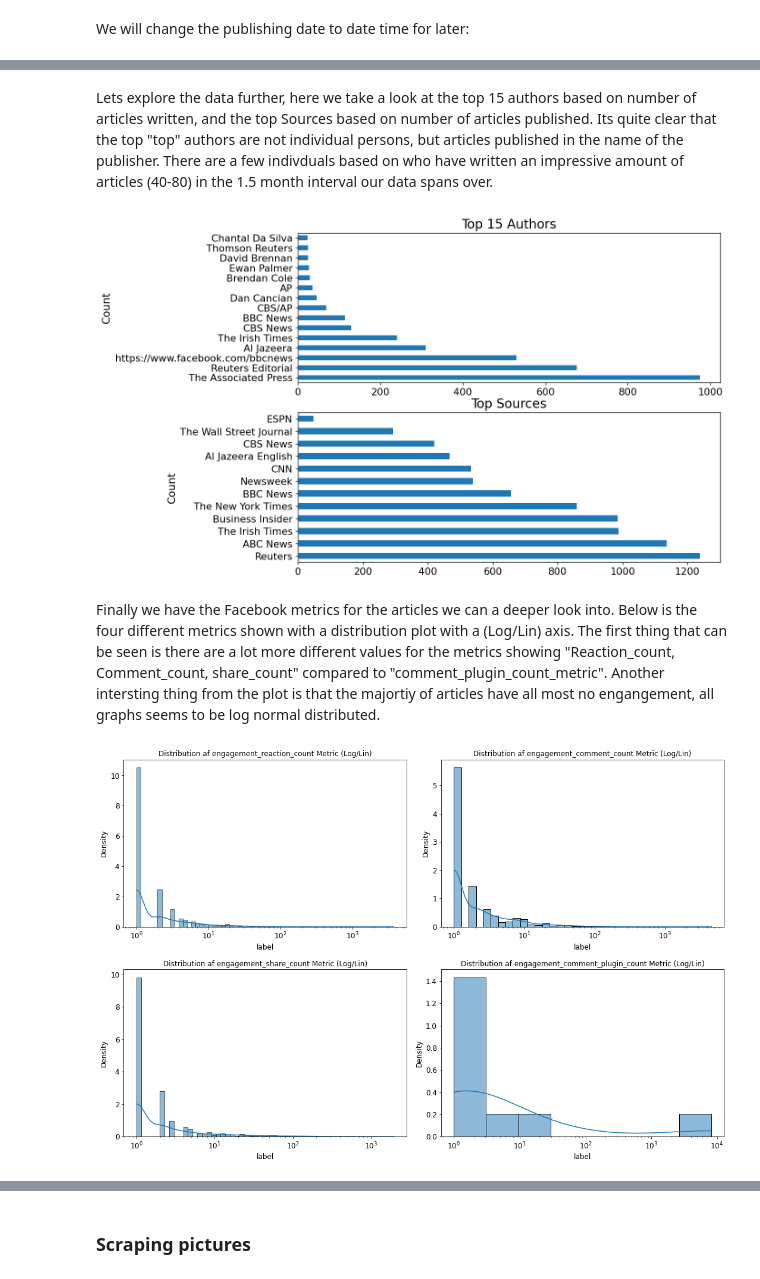
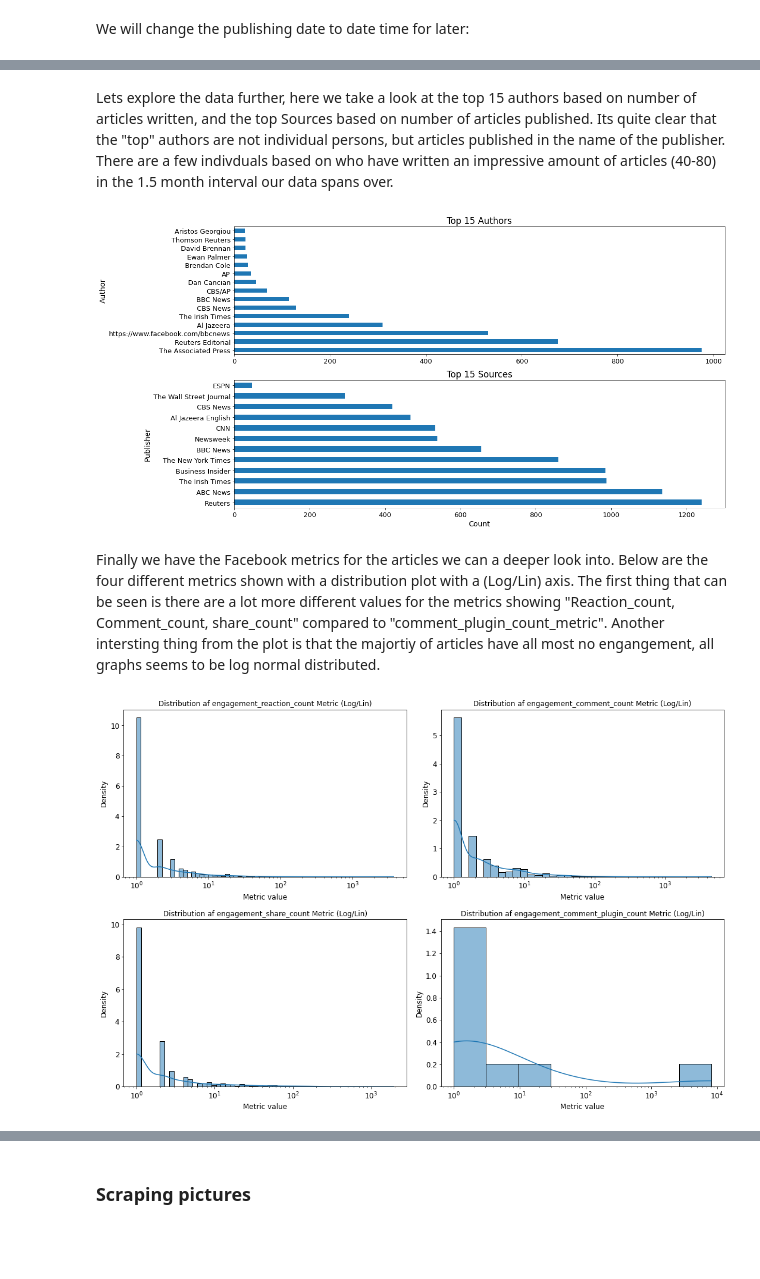
Before and after one commit to illumlol/ABA_2022, a Jupyter notebook: Final_notebook.ipynb, the cells around one changed output, grey strips where cells are left out. Saved outputs shown, nothing was run; the diff lists cells and outputs as text; code cells hidden in the pictures; blank space fills up the shorter version.

```diff
--- a/Final_notebook.ipynb
+++ b/Final_notebook.ipynb
@@ -224,28 +219,29 @@ ax.legend(["All articles", "Top articles"])
 # %% [markdown]
-Lets explore the data further, here we take a look at the top 15 authors based on number of articles written, and the top Sources based on number of articles published. Its quite clear that the top "top" authors are not individual persons, but articles published in the name of the publisher. There are a few indivduals based on who have written an impressive amount of articles (40-80) in the 1.5 month interval our data spans over.
+Lets explore the data further, here we take a look at the top 15 authors based on number of articles written, and the top Sources based on number of articles published. Its quite clear that the "top" authors are not individual persons, but articles published in the name of the publisher. There are a few indivduals based on who have written an impressive amount of articles (40-80) in the 1.5 month interval our data spans over.
 # %%
-figure, ax = plt.subplots(2, 1,figsize=(10,8),dpi=120) #TODO labels
-plt.tight_layout
+figure, ax = plt.subplots(2, 1,figsize=(17,10)) #TODO labels
+# plt.tight_layout
+
 
 df['author'].value_counts()[:15].plot(kind='barh',
                                       title="Top 15 Authors"
                                       ,ax=ax[0],
                                       fontsize=13,
-                                      xlabel="Count",
-                                      ylabel="Author")
-
+                                      xlabel="Author",
+                                      ylabel="Count")
+plt.xlabel("Count")
 df['source_name'].value_counts().plot(kind='barh',
-                                      title="Top Sources",
+                                      title="Top 15 Sources",
                                       ax=ax[1],
                                       fontsize=13,
-                                      xlabel="Count",
-                                      ylabel="Publisher")
+                                      xlabel="Publisher",
+                                      ylabel="Count")
 
 plt.show()
 # %% [output]
-[figure, old version]
+[figure, new version]
 # %% [markdown]
-Finally we have the Facebook metrics for the articles we can a deeper look into. Below is the four different metrics shown with a distribution plot with a (Log/Lin) axis. The first thing that can be seen is there are a lot more different values for the metrics showing "Reaction_count, Comment_count, share_count" compared to "comment_plugin_count_metric". Another intersting thing from the plot is that the majortiy of articles have all most no engangement, all graphs seems to be log normal distributed.
+Finally we have the Facebook metrics for the articles we can a deeper look into. Below are the four different metrics shown with a distribution plot with a (Log/Lin) axis. The first thing that can be seen is there are a lot more different values for the metrics showing "Reaction_count, Comment_count, share_count" compared to "comment_plugin_count_metric". Another intersting thing from the plot is that the majortiy of articles have all most no engangement, all graphs seems to be log normal distributed.
 # %%
 fig, ax = plt.subplots(2,2, figsize=(15,10))
 channels=['engagement_reaction_count', 'engagement_comment_count',
@@ -254,7 +250,7 @@ k=0
 for j in range(len(ax)):
     for i in range(len(ax[j])):
         ax[j][i].tick_params(labelsize=12)
-        ax[j][i].set_xlabel('label', fontsize=12, position=(.5,20))
+        ax[j][i].set_xlabel('Metric value', fontsize=12, position=(.5,20))
         ax[j][i].set_ylabel('Density', fontsize=12)
         ax[j][i].set_title(f'Distribution af {channels[k]} Metric (Log/Lin)', size=12)
         ax[j][i].set(xscale="log")
@@ -262,7 +258,6 @@ for j in range(len(ax)):
         k+=1
 
 fig.tight_layout()
-#plt.savefig("DistKanal.png")
 # %% [output]
-[figure, old version]
+[figure, new version]
 # %% [markdown]
```
Also changed, not shown: parts of 37 cells of this notebook, 1 other file.
